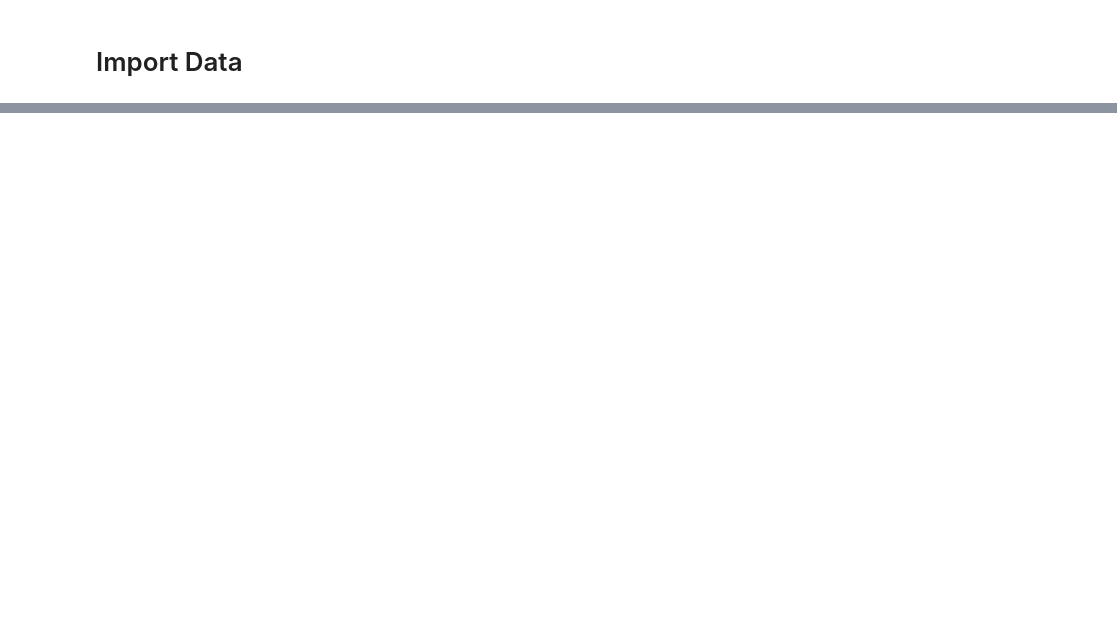
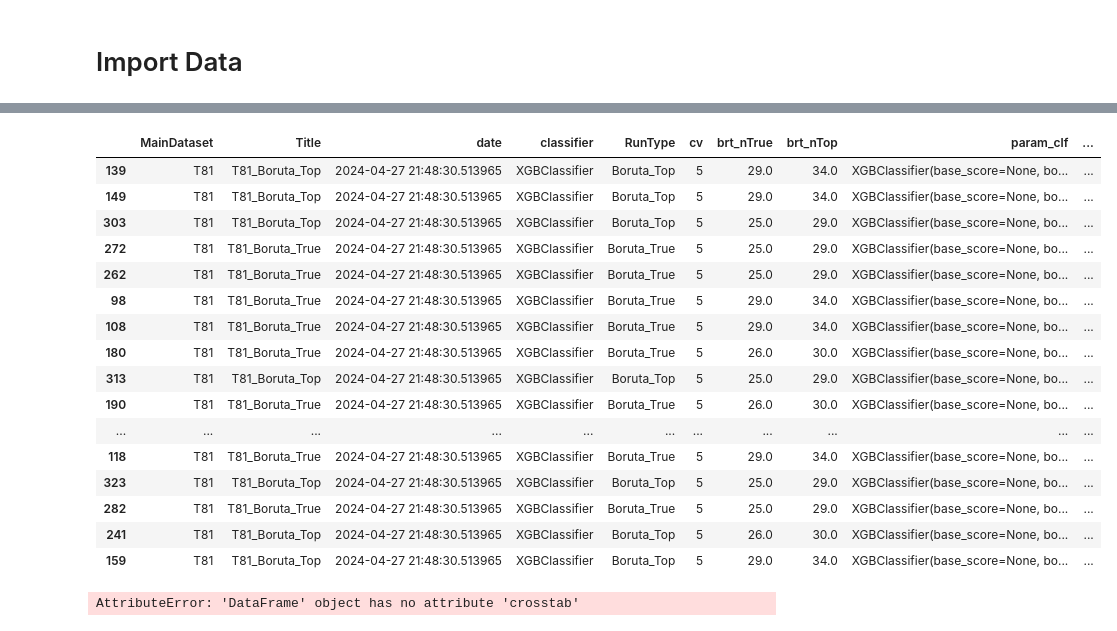
Before and after one commit to davidtweddell/lc_repo, a Jupyter notebook: 05-classifiers-parse-results.ipynb, the cells around one changed output, grey strips where cells are left out. Cells and saved outputs as stored; diff of their text form; code cells hidden in the pictures; blank space fills up the shorter version.

```diff
--- a/05-classifiers-parse-results.ipynb
+++ b/05-classifiers-parse-results.ipynb
@@ -144,0 +235,24 @@ dfRes
+# %%
+dfTmp.query('classifier=="XGBClassifier"')
+# %% [output]
+|  | MainDataset | Title | date | classifier | RunType | cv | brt_nTrue | brt_nTop | param_clf | ... |
+| 139 | T81 | T81_Boruta_Top | 2024-04-27 21:48:30.513965 | XGBClassifier | Boruta_Top | 5 | 29.0 | 34.0 | XGBClassifier(base_score=None, bo... | ... |
+| 149 | T81 | T81_Boruta_Top | 2024-04-27 21:48:30.513965 | XGBClassifier | Boruta_Top | 5 | 29.0 | 34.0 | XGBClassifier(base_score=None, bo... | ... |
+| 303 | T81 | T81_Boruta_Top | 2024-04-27 21:48:30.513965 | XGBClassifier | Boruta_Top | 5 | 25.0 | 29.0 | XGBClassifier(base_score=None, bo... | ... |
+| 272 | T81 | T81_Boruta_True | 2024-04-27 21:48:30.513965 | XGBClassifier | Boruta_True | 5 | 25.0 | 29.0 | XGBClassifier(base_score=None, bo... | ... |
+| 262 | T81 | T81_Boruta_True | 2024-04-27 21:48:30.513965 | XGBClassifier | Boruta_True | 5 | 25.0 | 29.0 | XGBClassifier(base_score=None, bo... | ... |
+| 98 | T81 | T81_Boruta_True | 2024-04-27 21:48:30.513965 | XGBClassifier | Boruta_True | 5 | 29.0 | 34.0 | XGBClassifier(base_score=None, bo... | ... |
+| 108 | T81 | T81_Boruta_True | 2024-04-27 21:48:30.513965 | XGBClassifier | Boruta_True | 5 | 29.0 | 34.0 | XGBClassifier(base_score=None, bo... | ... |
+| 180 | T81 | T81_Boruta_True | 2024-04-27 21:48:30.513965 | XGBClassifier | Boruta_True | 5 | 26.0 | 30.0 | XGBClassifier(base_score=None, bo... | ... |
+| 313 | T81 | T81_Boruta_Top | 2024-04-27 21:48:30.513965 | XGBClassifier | Boruta_Top | 5 | 25.0 | 29.0 | XGBClassifier(base_score=None, bo... | ... |
+| 190 | T81 | T81_Boruta_True | 2024-04-27 21:48:30.513965 | XGBClassifier | Boruta_True | 5 | 26.0 | 30.0 | XGBClassifier(base_score=None, bo... | ... |
+| ... | ... | ... | ... | ... | ... | ... | ... | ... | ... | ... |
+| 118 | T81 | T81_Boruta_True | 2024-04-27 21:48:30.513965 | XGBClassifier | Boruta_True | 5 | 29.0 | 34.0 | XGBClassifier(base_score=None, bo... | ... |
+| 323 | T81 | T81_Boruta_Top | 2024-04-27 21:48:30.513965 | XGBClassifier | Boruta_Top | 5 | 25.0 | 29.0 | XGBClassifier(base_score=None, bo... | ... |
+| 282 | T81 | T81_Boruta_True | 2024-04-27 21:48:30.513965 | XGBClassifier | Boruta_True | 5 | 25.0 | 29.0 | XGBClassifier(base_score=None, bo... | ... |
+| 241 | T81 | T81_Boruta_Top | 2024-04-27 21:48:30.513965 | XGBClassifier | Boruta_Top | 5 | 26.0 | 30.0 | XGBClassifier(base_score=None, bo... | ... |
+| 159 | T81 | T81_Boruta_Top | 2024-04-27 21:48:30.513965 | XGBClassifier | Boruta_Top | 5 | 29.0 | 34.0 | XGBClassifier(base_score=None, bo... | ... |
+# %%
+dfTmp.crosstab('RunType','mean_test_balanced_accuracy')
+# %% [output]
+AttributeError: 'DataFrame' object has no attribute 'crosstab'
```
Also changed, not shown: parts of 40 cells of this notebook, 18 other files.
